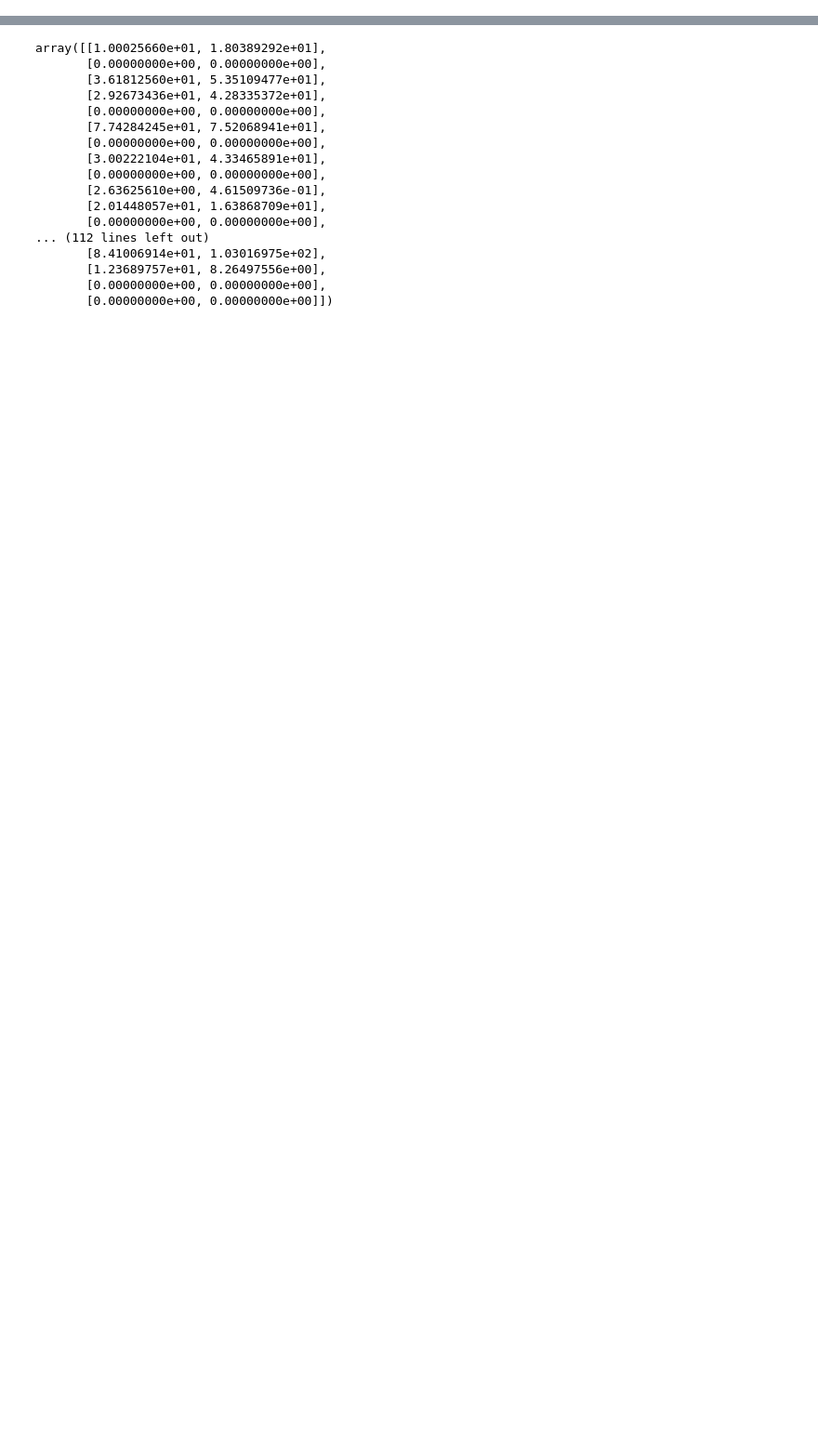
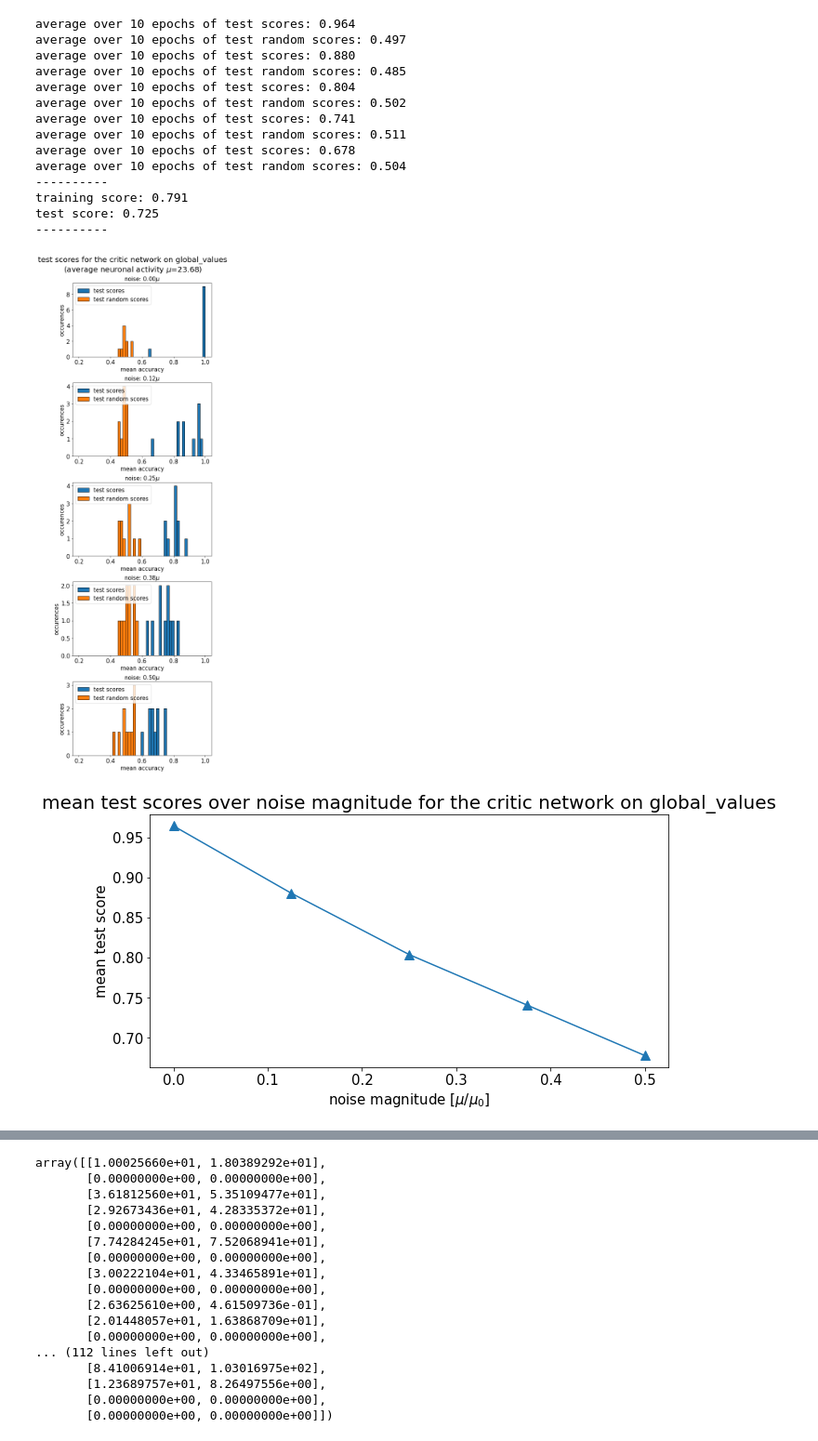
Before and after one commit to MartiniMarittimo/Relevant_neurons_analysis, a Jupyter notebook: relevant_neurons_analysis.ipynb, the cells around one changed output, grey strips where cells are left out. Shown: that part at 93% size. Cells and saved outputs as stored; diff of their text form; code cells hidden in the pictures; blank space fills up the shorter version.

Commit message:
Adding noise to the firing rates that serve as dataset for the clf

```diff
--- a/relevant_neurons_analysis.ipynb
+++ b/relevant_neurons_analysis.ipynb
@@ -31,8 +44,8 @@ left_values = np.array(data["left_values"])
 global_values = np.array(data["global_values"])
 stimuli = np.array(data["stimuli"])
 # %%
-net = {"X" : frates_actor, "network" : "actor"}
-#net = {"X" : frates_critic, "network" : "critic"}
+#net = {"X" : frates_actor, "network" : "actor"}
+net = {"X" : frates_critic, "network" : "critic"}
 
 #label = {"Y" : final_actions, "label" : "actions"}
 #label = {"Y" : right_values, "label" : "right_values"}
@@ -45,4 +58,24 @@ model = {"model" : 'perceptronL1', "param" : 0.01}
 # %%
 importlib.reload(ufn)
 
-ufn.rel_nurons(X=net["X"], Y=label["Y"], model=model["model"], C=model["param"], network=net["network"], label=label["label"])
+noise_mag = np.array([0, 2/16, 4/16, 6/16, 8/16])
+
+ufn.rel_nurons(X=net["X"], Y=label["Y"], model=model["model"], C=model["param"],\
+               network=net["network"], label=label["label"], noise_mag=noise_mag)
+# %% [output]
+average over 10 epochs of test scores: 0.964
+average over 10 epochs of test random scores: 0.497
+average over 10 epochs of test scores: 0.880
+average over 10 epochs of test random scores: 0.485
+average over 10 epochs of test scores: 0.804
+average over 10 epochs of test random scores: 0.502
+average over 10 epochs of test scores: 0.741
+average over 10 epochs of test random scores: 0.511
+average over 10 epochs of test scores: 0.678
+average over 10 epochs of test random scores: 0.504
+----------
+training score: 0.791
+test score: 0.725
+----------
+[figure, added]
+[figure, added]
```
Also changed, not shown: parts of 4 cells of this notebook, 1 other file.
